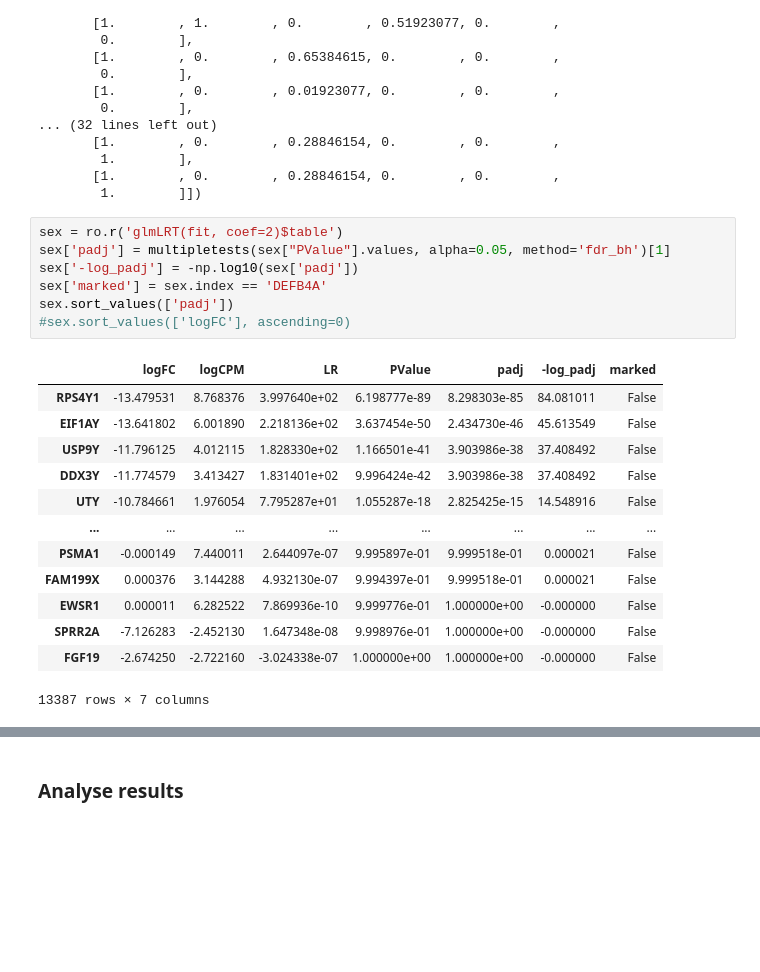
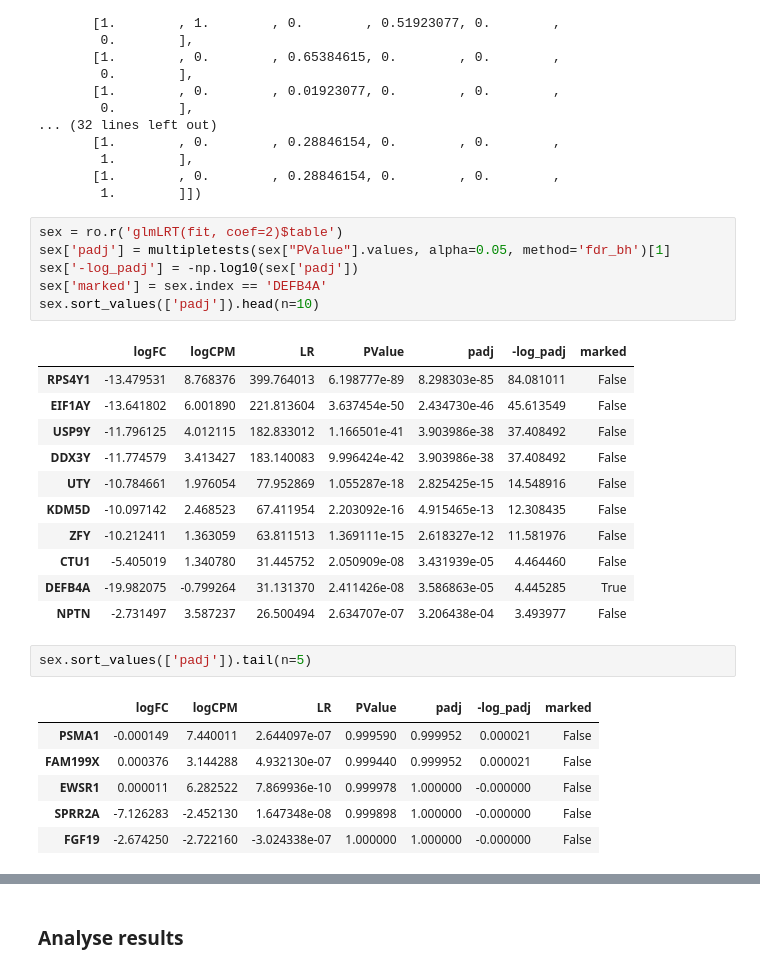
Before and after one commit to Hrovatin/gobi_2022, a Jupyter notebook: analysis/3_differential_expression_analysis.ipynb, the cells around one changed output, grey strips where cells are left out. Cells and saved outputs as stored; diff of their text form; blank space fills up the shorter version.

```diff
--- a/analysis/3_differential_expression_analysis.ipynb
+++ b/analysis/3_differential_expression_analysis.ipynb
@@ -282,24 +285,30 @@ array([[1.        , 1.        , 0.        , 1.        , 1.        ,
 # %%
 sex = ro.r('glmLRT(fit, coef=2)$table')
 sex['padj'] = multipletests(sex["PValue"].values, alpha=0.05, method='fdr_bh')[1]
 sex['-log_padj'] = -np.log10(sex['padj'])
 sex['marked'] = sex.index == 'DEFB4A'
-sex.sort_values(['padj'])
-#sex.sort_values(['logFC'], ascending=0)
+sex.sort_values(['padj']).head(n=10)
 # %% [output]
 |  | logFC | logCPM | LR | PValue | padj | -log_padj | marked |
-| RPS4Y1 | -13.479531 | 8.768376 | 3.997640e+02 | 6.198777e-89 | 8.298303e-85 | 84.081011 | False |
-| EIF1AY | -13.641802 | 6.001890 | 2.218136e+02 | 3.637454e-50 | 2.434730e-46 | 45.613549 | False |
-| USP9Y | -11.796125 | 4.012115 | 1.828330e+02 | 1.166501e-41 | 3.903986e-38 | 37.408492 | False |
-| DDX3Y | -11.774579 | 3.413427 | 1.831401e+02 | 9.996424e-42 | 3.903986e-38 | 37.408492 | False |
-| UTY | -10.784661 | 1.976054 | 7.795287e+01 | 1.055287e-18 | 2.825425e-15 | 14.548916 | False |
-| ... | ... | ... | ... | ... | ... | ... | ... |
-| PSMA1 | -0.000149 | 7.440011 | 2.644097e-07 | 9.995897e-01 | 9.999518e-01 | 0.000021 | False |
-| FAM199X | 0.000376 | 3.144288 | 4.932130e-07 | 9.994397e-01 | 9.999518e-01 | 0.000021 | False |
-| EWSR1 | 0.000011 | 6.282522 | 7.869936e-10 | 9.999776e-01 | 1.000000e+00 | -0.000000 | False |
-| SPRR2A | -7.126283 | -2.452130 | 1.647348e-08 | 9.998976e-01 | 1.000000e+00 | -0.000000 | False |
-| FGF19 | -2.674250 | -2.722160 | -3.024338e-07 | 1.000000e+00 | 1.000000e+00 | -0.000000 | False |
+| RPS4Y1 | -13.479531 | 8.768376 | 399.764013 | 6.198777e-89 | 8.298303e-85 | 84.081011 | False |
+| EIF1AY | -13.641802 | 6.001890 | 221.813604 | 3.637454e-50 | 2.434730e-46 | 45.613549 | False |
+| USP9Y | -11.796125 | 4.012115 | 182.833012 | 1.166501e-41 | 3.903986e-38 | 37.408492 | False |
+| DDX3Y | -11.774579 | 3.413427 | 183.140083 | 9.996424e-42 | 3.903986e-38 | 37.408492 | False |
+| UTY | -10.784661 | 1.976054 | 77.952869 | 1.055287e-18 | 2.825425e-15 | 14.548916 | False |
+| KDM5D | -10.097142 | 2.468523 | 67.411954 | 2.203092e-16 | 4.915465e-13 | 12.308435 | False |
+| ZFY | -10.212411 | 1.363059 | 63.811513 | 1.369111e-15 | 2.618327e-12 | 11.581976 | False |
+| CTU1 | -5.405019 | 1.340780 | 31.445752 | 2.050909e-08 | 3.431939e-05 | 4.464460 | False |
+| DEFB4A | -19.982075 | -0.799264 | 31.131370 | 2.411426e-08 | 3.586863e-05 | 4.445285 | True |
+| NPTN | -2.731497 | 3.587237 | 26.500494 | 2.634707e-07 | 3.206438e-04 | 3.493977 | False |
-13387 rows × 7 columns
+# %%
+sex.sort_values(['padj']).tail(n=5)
+# %% [output]
+|  | logFC | logCPM | LR | PValue | padj | -log_padj | marked |
+| PSMA1 | -0.000149 | 7.440011 | 2.644097e-07 | 0.999590 | 0.999952 | 0.000021 | False |
+| FAM199X | 0.000376 | 3.144288 | 4.932130e-07 | 0.999440 | 0.999952 | 0.000021 | False |
+| EWSR1 | 0.000011 | 6.282522 | 7.869936e-10 | 0.999978 | 1.000000 | -0.000000 | False |
+| SPRR2A | -7.126283 | -2.452130 | 1.647348e-08 | 0.999898 | 1.000000 | -0.000000 | False |
+| FGF19 | -2.674250 | -2.722160 | -3.024338e-07 | 1.000000 | 1.000000 | -0.000000 | False |
 # %%
 male_age = ro.r('glmLRT(fit, coef=3)$table')
 male_age['padj'] = multipletests(male_age["PValue"].values, alpha=0.05, method='fdr_bh')[1]
```
Also changed, not shown: parts of 7 cells of this notebook.
